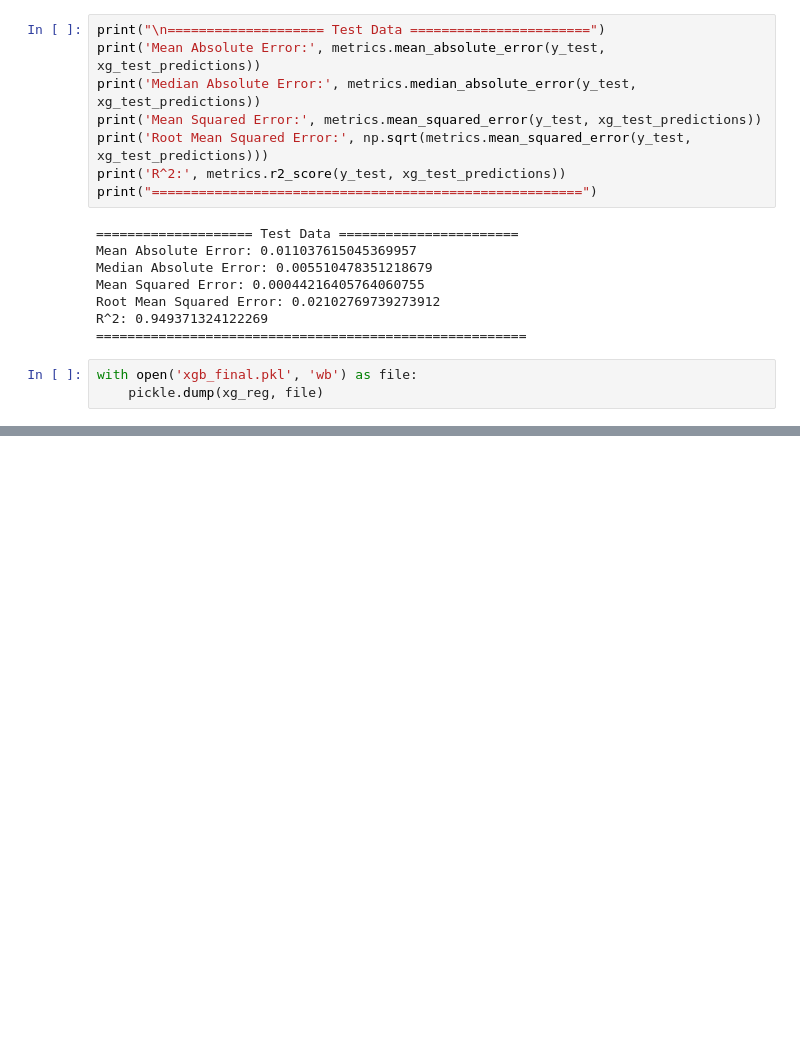
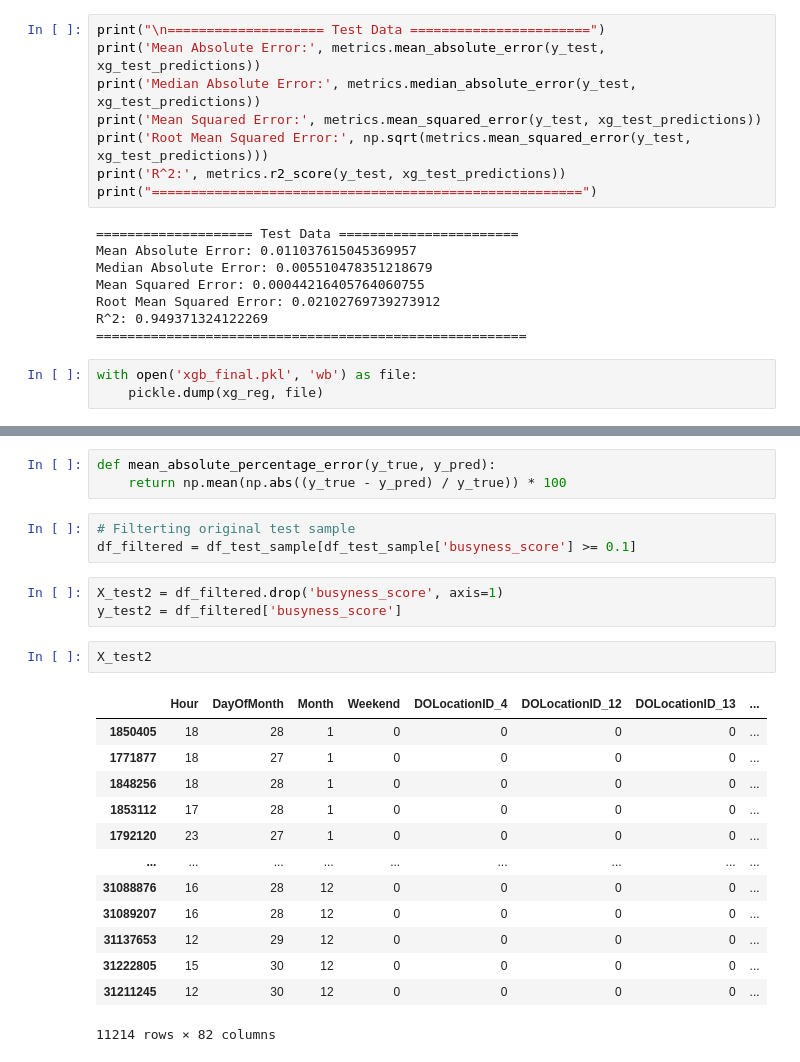
Before and after one commit to slurmsmarcenzie/COMP47360-Research-Practicum, a Jupyter notebook: Taxi_And_Subway_Model_Merged.ipynb, the cells around one changed output, grey strips where cells are left out. Cells and saved outputs as stored; diff of their text form; blank space fills up the shorter version.

```diff
--- a/Taxi_And_Subway_Model_Merged.ipynb
+++ b/Taxi_And_Subway_Model_Merged.ipynb
@@ -858,0 +866,25 @@ with open('xgb_final.pkl', 'wb') as file:
+# %%
+def mean_absolute_percentage_error(y_true, y_pred):
+    return np.mean(np.abs((y_true - y_pred) / y_true)) * 100
+# %%
+# Filterting original test sample
+df_filtered = df_test_sample[df_test_sample['busyness_score'] >= 0.1]
+# %%
+X_test2 = df_filtered.drop('busyness_score', axis=1)
+y_test2 = df_filtered['busyness_score']
+# %%
+X_test2
+# %% [output]
+|  | Hour | DayOfMonth | Month | Weekend | DOLocationID_4 | DOLocationID_12 | DOLocationID_13 | ... |
+| 1850405 | 18 | 28 | 1 | 0 | 0 | 0 | 0 | ... |
+| 1771877 | 18 | 27 | 1 | 0 | 0 | 0 | 0 | ... |
+| 1848256 | 18 | 28 | 1 | 0 | 0 | 0 | 0 | ... |
+| 1853112 | 17 | 28 | 1 | 0 | 0 | 0 | 0 | ... |
+| 1792120 | 23 | 27 | 1 | 0 | 0 | 0 | 0 | ... |
+| ... | ... | ... | ... | ... | ... | ... | ... | ... |
+| 31088876 | 16 | 28 | 12 | 0 | 0 | 0 | 0 | ... |
+| 31089207 | 16 | 28 | 12 | 0 | 0 | 0 | 0 | ... |
+| 31137653 | 12 | 29 | 12 | 0 | 0 | 0 | 0 | ... |
+| 31222805 | 15 | 30 | 12 | 0 | 0 | 0 | 0 | ... |
+| 31211245 | 12 | 30 | 12 | 0 | 0 | 0 | 0 | ... |
+11214 rows × 82 columns
```
Also changed, not shown: parts of 10 cells of this notebook.
